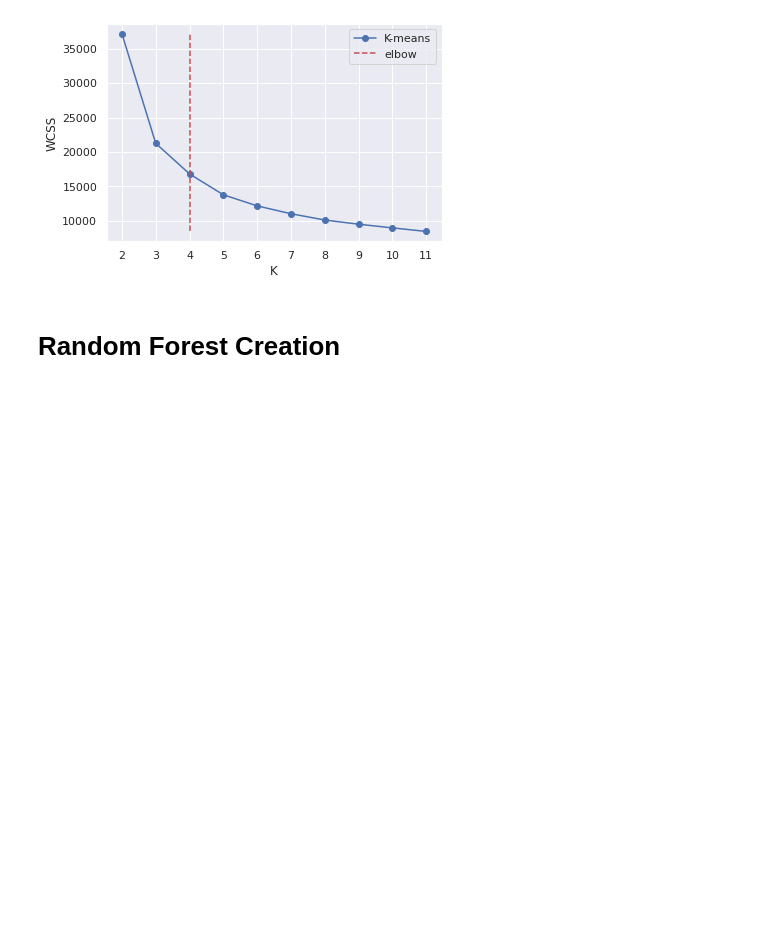
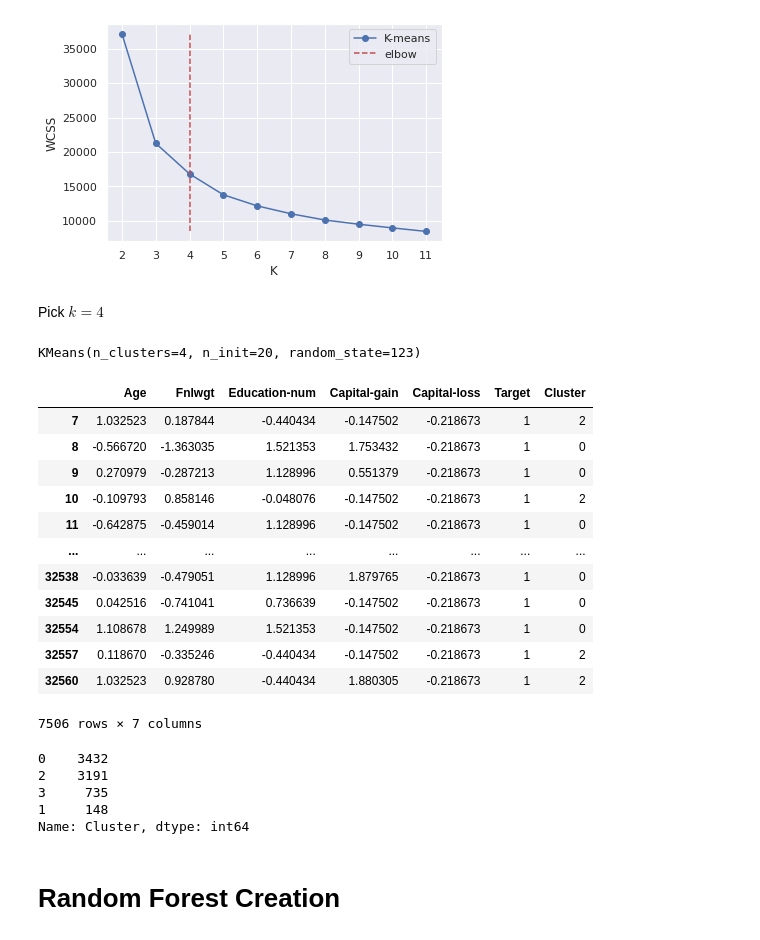
Before and after one commit to gerzin/mlem, a Jupyter notebook: notebooks/datasets/AdultDatasetPreparation.ipynb, the cells around one changed output. Drawn from its saved outputs; the diff is of its cells as text; code cells hidden in the pictures; blank space fills up the shorter version.

Commit message:
Clusters Creation

```diff
--- a/notebooks/datasets/AdultDatasetPreparation.ipynb
+++ b/notebooks/datasets/AdultDatasetPreparation.ipynb
@@ -188,5 +210,5 @@ plt.show()
 # %%
-ones = df_numerical[df_numerical['Target'] == 1]
+ones = df_numerical[df_numerical['Target'] == 1].copy()
 # %%
 wcss_1, models_1 = run_kmeans(ones[NUMERICAL_FEATURES])
 # %%
@@ -236,5 +258,40 @@ plt.legend()
 plt.show()
 # %% [output]
 [figure]
+# %% [markdown]
+Pick $k=4$
+# %%
+kmeans_1 = models_1[2]
+print(kmeans_1)
+# %% [output]
+KMeans(n_clusters=4, n_init=20, random_state=123)
+# %%
+clusters_1 = kmeans_1.predict(ones[NUMERICAL_FEATURES])
+
+ones['Cluster'] = clusters_1
+
+ones
+# %% [output]
+|  | Age | Fnlwgt | Education-num | Capital-gain | Capital-loss | Target | Cluster |
+| 7 | 1.032523 | 0.187844 | -0.440434 | -0.147502 | -0.218673 | 1 | 2 |
+| 8 | -0.566720 | -1.363035 | 1.521353 | 1.753432 | -0.218673 | 1 | 0 |
+| 9 | 0.270979 | -0.287213 | 1.128996 | 0.551379 | -0.218673 | 1 | 0 |
+| 10 | -0.109793 | 0.858146 | -0.048076 | -0.147502 | -0.218673 | 1 | 2 |
+| 11 | -0.642875 | -0.459014 | 1.128996 | -0.147502 | -0.218673 | 1 | 0 |
+| ... | ... | ... | ... | ... | ... | ... | ... |
+| 32538 | -0.033639 | -0.479051 | 1.128996 | 1.879765 | -0.218673 | 1 | 0 |
+| 32545 | 0.042516 | -0.741041 | 0.736639 | -0.147502 | -0.218673 | 1 | 0 |
+| 32554 | 1.108678 | 1.249989 | 1.521353 | -0.147502 | -0.218673 | 1 | 0 |
+| 32557 | 0.118670 | -0.335246 | -0.440434 | -0.147502 | -0.218673 | 1 | 2 |
+| 32560 | 1.032523 | 0.928780 | -0.440434 | 1.880305 | -0.218673 | 1 | 2 |
+7506 rows × 7 columns
+# %%
+ones['Cluster'].value_counts()
+# %% [output]
+0    3432
+2    3191
+3     735
+1     148
+Name: Cluster, dtype: int64
 # %% [markdown]
 # Random Forest Creation
```
Also changed, not shown: parts of 10 cells of this notebook.
